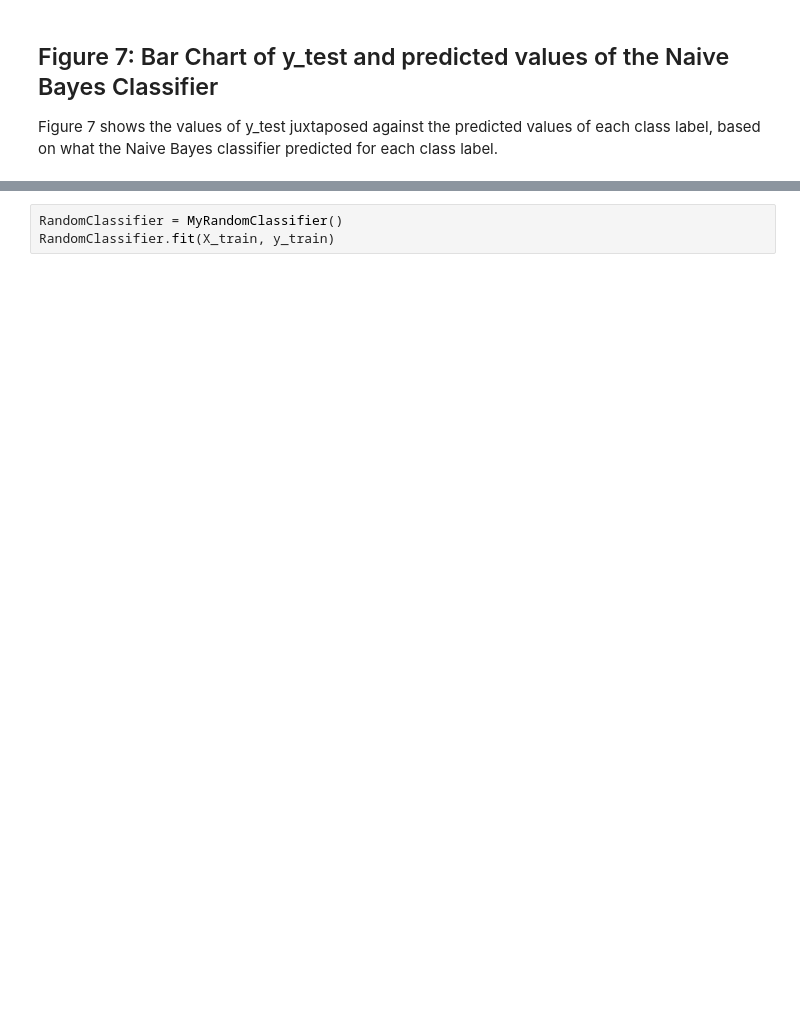
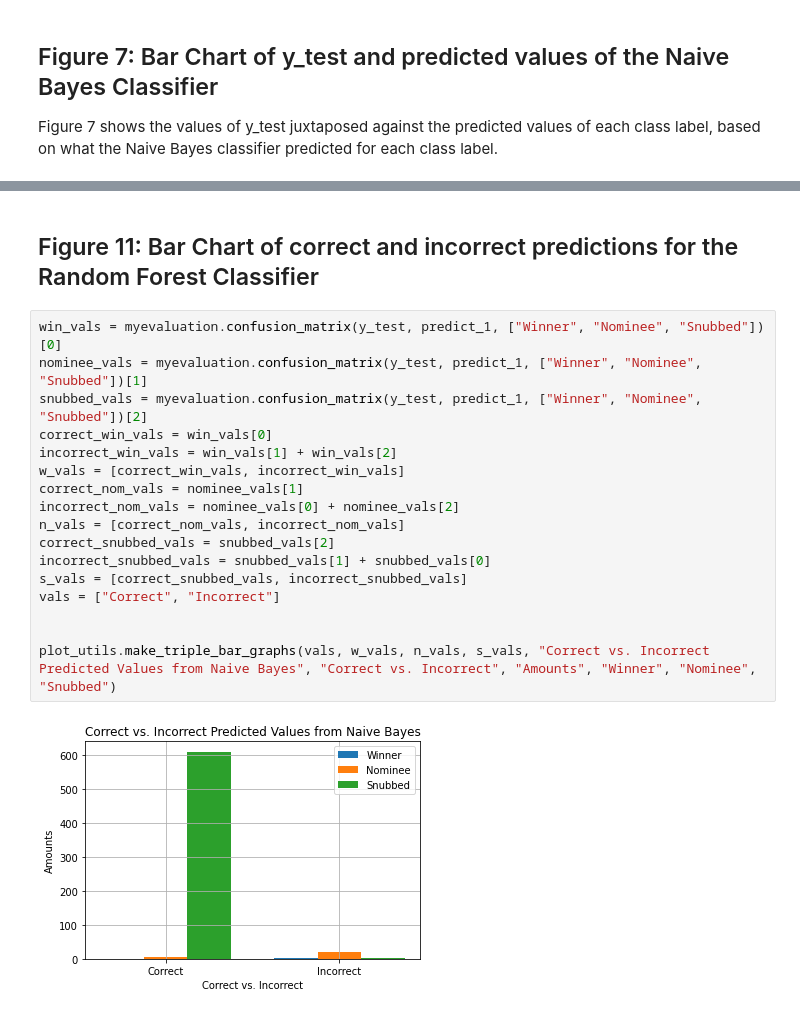
Before and after one commit to hannahnvc/CPSC322-Final-Project, a Jupyter notebook: Final_Movie_Project.ipynb, the cells around one changed output, grey strips where cells are left out. Drawn from its saved outputs; the diff is of its cells as text; blank space fills up the shorter version.

```diff
--- a/Final_Movie_Project.ipynb
+++ b/Final_Movie_Project.ipynb
@@ -395,3 +416,21 @@ predicted {'Winner': 0, 'Nominee': 5, 'Snubbed': 640}
-# %%
-RandomClassifier = MyRandomClassifier()
-RandomClassifier.fit(X_train, y_train)
+# %% [markdown]
+## Figure 11: Bar Chart of correct and incorrect predictions for the Random Forest Classifier
+# %%
+win_vals = myevaluation.confusion_matrix(y_test, predict_1, ["Winner", "Nominee", "Snubbed"])[0]
+nominee_vals = myevaluation.confusion_matrix(y_test, predict_1, ["Winner", "Nominee", "Snubbed"])[1]
+snubbed_vals = myevaluation.confusion_matrix(y_test, predict_1, ["Winner", "Nominee", "Snubbed"])[2]
+correct_win_vals = win_vals[0]
+incorrect_win_vals = win_vals[1] + win_vals[2]
+w_vals = [correct_win_vals, incorrect_win_vals]
+correct_nom_vals = nominee_vals[1]
+incorrect_nom_vals = nominee_vals[0] + nominee_vals[2]
+n_vals = [correct_nom_vals, incorrect_nom_vals]
+correct_snubbed_vals = snubbed_vals[2]
+incorrect_snubbed_vals = snubbed_vals[1] + snubbed_vals[0]
+s_vals = [correct_snubbed_vals, incorrect_snubbed_vals]
+vals = ["Correct", "Incorrect"]
+
+
+plot_utils.make_triple_bar_graphs(vals, w_vals, n_vals, s_vals, "Correct vs. Incorrect Predicted Values from Naive Bayes", "Correct vs. Incorrect", "Amounts", "Winner", "Nominee", "Snubbed")
+# %% [output]
+[figure, added]
```
Also changed, not shown: parts of 14 cells of this notebook, 1 other file.
